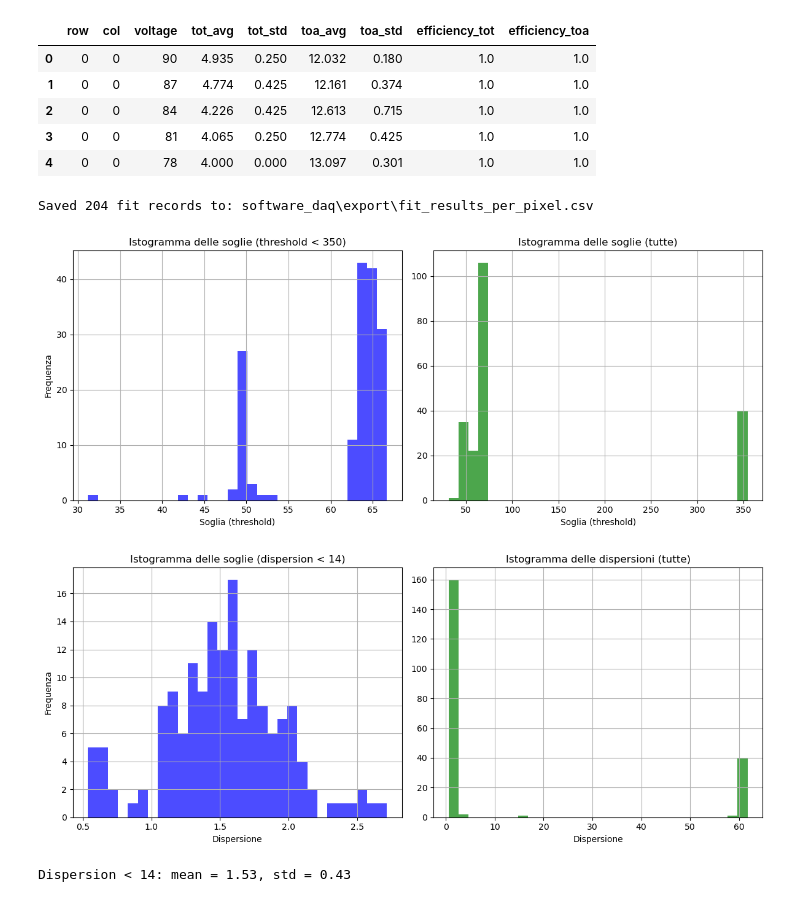
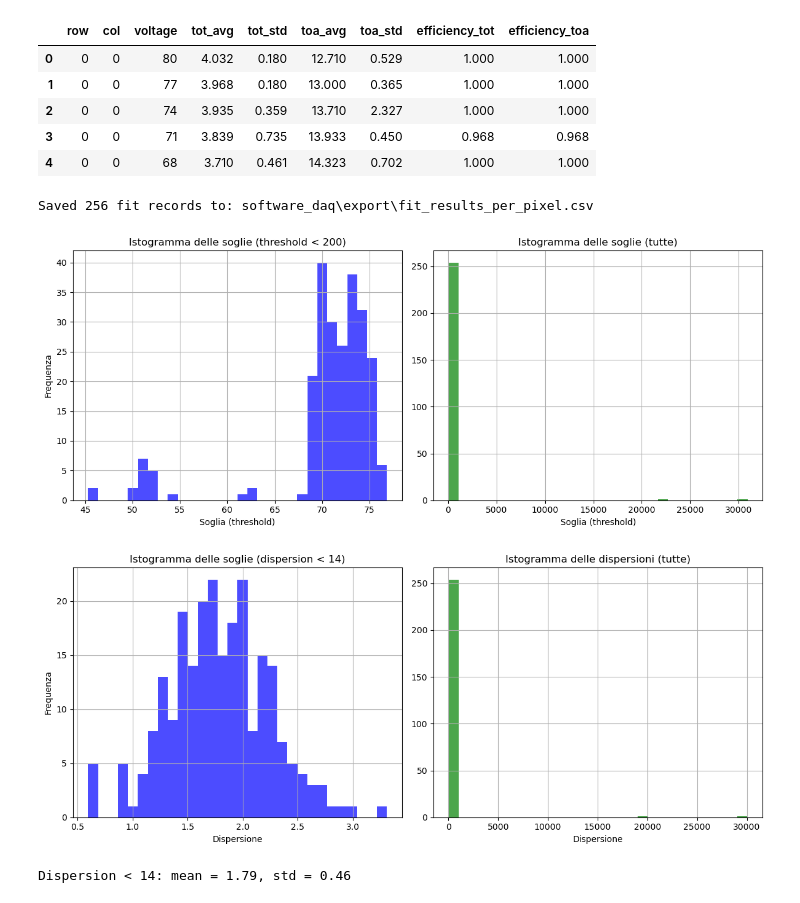
Before and after one commit to agalliani/falaphel3-daq, a Jupyter notebook: analisi-matrice.ipynb, the cells around one changed output. Drawn from its saved outputs; the diff is of its cells as text; code cells hidden in the pictures.

```diff
--- a/analisi-matrice.ipynb
+++ b/analisi-matrice.ipynb
@@ -2,7 +2,7 @@
 from pathlib import Path
 import pandas as pd
 
-path = Path("software_daq") / "export" / "export_matrix_scan_251105_134625_cap50.tsv"
+path = Path("software_daq") / "export" / "export_matrix_scan_251107_121953_cap50.tsv"
 
 if not path.exists():
     raise FileNotFoundError(f"File non trovato: {path.resolve()}")
@@ -11,11 +11,11 @@ df = pd.read_csv(path, sep="\t", encoding="utf-8", engine="python")
 df.head()
 # %% [output]
 |  | row | col | voltage | tot_avg | tot_std | toa_avg | toa_std | efficiency_tot | efficiency_toa |
-| 0 | 0 | 0 | 90 | 4.935 | 0.250 | 12.032 | 0.180 | 1.0 | 1.0 |
-| 1 | 0 | 0 | 87 | 4.774 | 0.425 | 12.161 | 0.374 | 1.0 | 1.0 |
-| 2 | 0 | 0 | 84 | 4.226 | 0.425 | 12.613 | 0.715 | 1.0 | 1.0 |
-| 3 | 0 | 0 | 81 | 4.065 | 0.250 | 12.774 | 0.425 | 1.0 | 1.0 |
-| 4 | 0 | 0 | 78 | 4.000 | 0.000 | 13.097 | 0.301 | 1.0 | 1.0 |
+| 0 | 0 | 0 | 80 | 4.032 | 0.180 | 12.710 | 0.529 | 1.000 | 1.000 |
+| 1 | 0 | 0 | 77 | 3.968 | 0.180 | 13.000 | 0.365 | 1.000 | 1.000 |
+| 2 | 0 | 0 | 74 | 3.935 | 0.359 | 13.710 | 2.327 | 1.000 | 1.000 |
+| 3 | 0 | 0 | 71 | 3.839 | 0.735 | 13.933 | 0.450 | 0.968 | 0.968 |
+| 4 | 0 | 0 | 68 | 3.710 | 0.461 | 14.323 | 0.702 | 1.000 | 1.000 |
 # %%
 import numpy as np
 from scipy.special import erf
@@ -74,31 +74,31 @@ fit_out_path = path.parent / "fit_results_per_pixel.csv"
 fit_df.to_csv(fit_out_path, index=False)
 print(f"Saved {len(fit_df)} fit records to: {fit_out_path}")
 # %% [output]
-Saved 204 fit records to: software_daq\export\fit_results_per_pixel.csv
+Saved 256 fit records to: software_daq\export\fit_results_per_pixel.csv
 # %%
 # Visualizza gli elementi della colonna 'threshold' del dataframe fit_df
 
-thr_lt350 = fit_df.loc[fit_df["threshold"] < 350, "threshold"]
+thr_lt350 = fit_df.loc[fit_df["threshold"] < 200, "threshold"]
 
 
 # affianca i due istogrammi (side-by-side)
 fig_hist, axs_hist = plt.subplots(1, 2, figsize=(12, 5))
 
 axs_hist[0].hist(thr_lt350.dropna(), bins=30, color='blue', alpha=0.7)
-axs_hist[0].set_title("Istogramma delle soglie (threshold < 350)")
+axs_hist[0].set_title("Istogramma delle soglie (threshold < 200)")
 axs_hist[0].set_xlabel("Soglia (threshold)")
 axs_hist[0].set_ylabel("Frequenza")
 axs_hist[0].grid(True)
 
 axs_hist[1].hist(fit_df["threshold"].dropna(), bins=30, color='green', alpha=0.7)
 axs_hist[1].set_title("Istogramma delle soglie (tutte)")
 axs_hist[1].set_xlabel("Soglia (threshold)")
 axs_hist[1].grid(True)
 
 plt.tight_layout()
 plt.show()
 # %% [output]
-[figure, old version]
+[figure, new version]
 # %%
 # Visualizza gli elementi della colonna 'threshold' del dataframe fit_df
 
@@ -135,5 +135,5 @@ std_dispersion = thr_lt14.std()
 
 print(f"Dispersion < 14: mean = {mean_dispersion:.2f}, std = {std_dispersion:.2f}")
 # %% [output]
-[figure, old version]
+[figure, new version]
-Dispersion < 14: mean = 1.53, std = 0.43
+Dispersion < 14: mean = 1.79, std = 0.46
```
Also changed, not shown: 47 other files.
